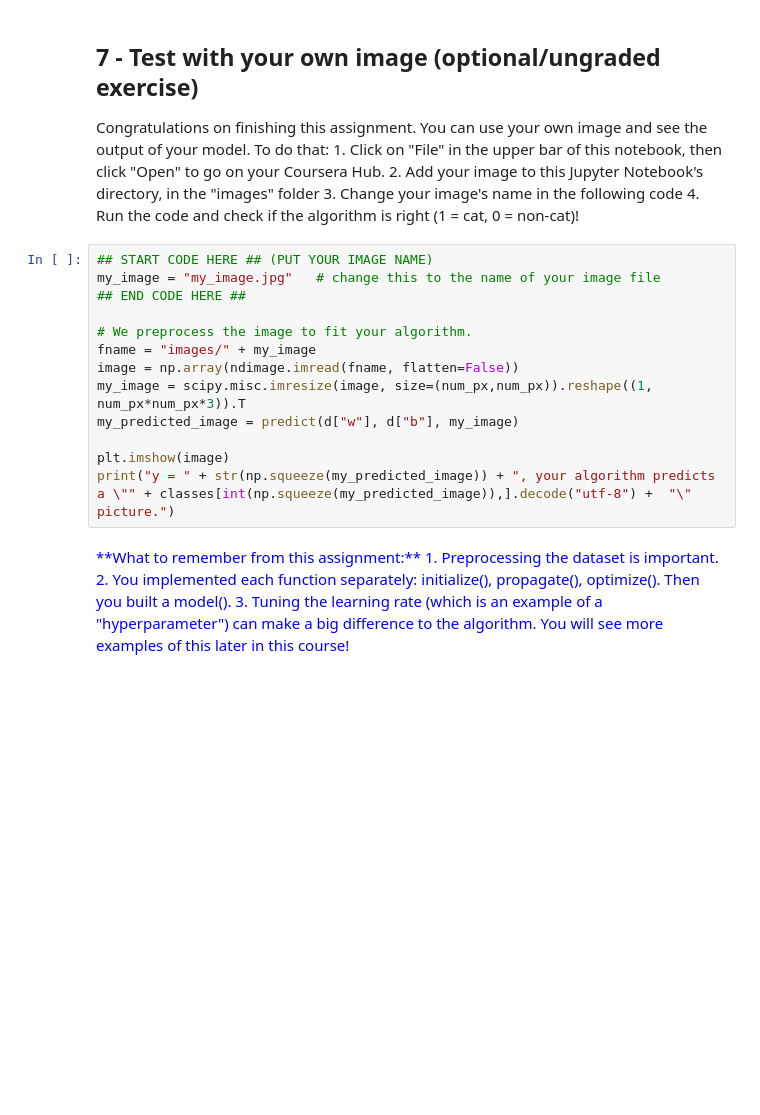
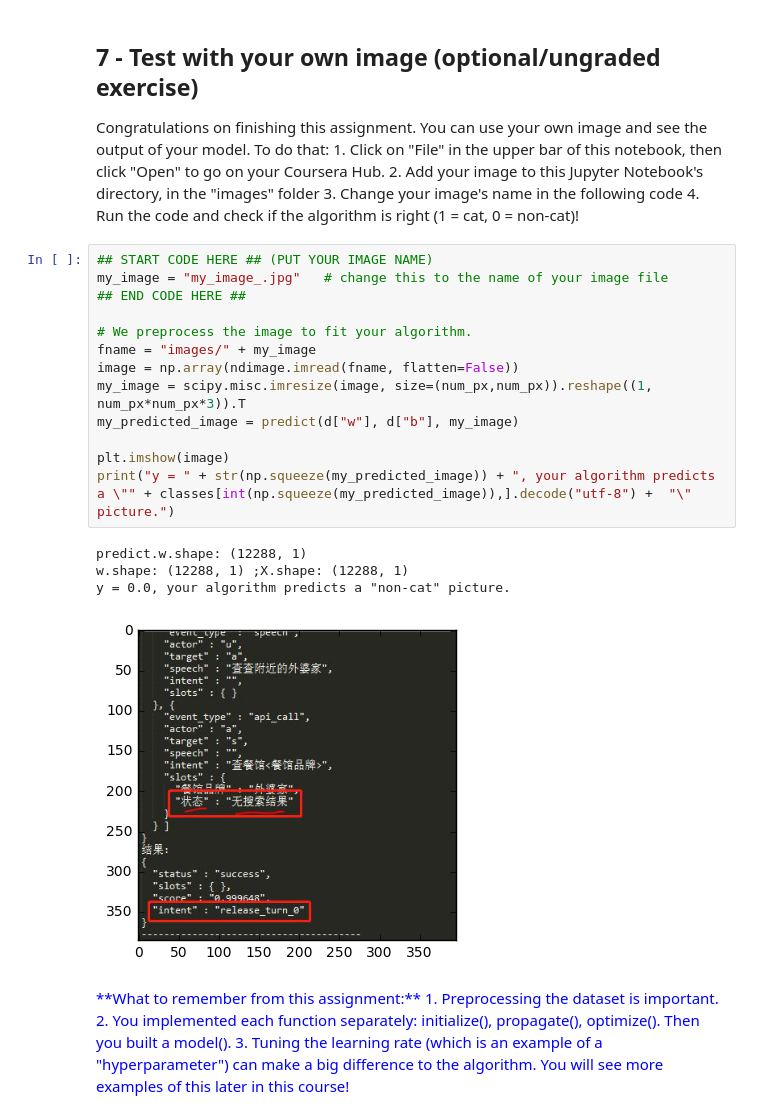
Before and after one commit to brightmart/deep_learning_by_andrew_ng_coursera, a Jupyter notebook: Logistic+Regression+with+a+Neural+Network+mindset+v5.ipynb, the cells around one changed output. Saved outputs shown, nothing was run; the diff lists cells and outputs as text; blank space fills up the shorter version.

```diff
--- a/Logistic+Regression+with+a+Neural+Network+mindset+v5.ipynb
+++ b/Logistic+Regression+with+a+Neural+Network+mindset+v5.ipynb
@@ -820,17 +822,22 @@ Congratulations on finishing this assignment. You can use your own image and see
     4. Run the code and check if the algorithm is right (1 = cat, 0 = non-cat)!
 # %%
 ## START CODE HERE ## (PUT YOUR IMAGE NAME)
-my_image = "my_image.jpg"   # change this to the name of your image file
+my_image = "my_image_.jpg"   # change this to the name of your image file
 ## END CODE HERE ##
 
 # We preprocess the image to fit your algorithm.
 fname = "images/" + my_image
 image = np.array(ndimage.imread(fname, flatten=False))
 my_image = scipy.misc.imresize(image, size=(num_px,num_px)).reshape((1, num_px*num_px*3)).T
 my_predicted_image = predict(d["w"], d["b"], my_image)
 
 plt.imshow(image)
 print("y = " + str(np.squeeze(my_predicted_image)) + ", your algorithm predicts a \"" + classes[int(np.squeeze(my_predicted_image)),].decode("utf-8") +  "\" picture.")
+# %% [output]
+predict.w.shape: (12288, 1)
+w.shape: (12288, 1) ;X.shape: (12288, 1)
+y = 0.0, your algorithm predicts a "non-cat" picture.
+[figure, added]
 # %% [markdown]
 <font color='blue'>
 **What to remember from this assignment:**
```
Also changed, not shown: parts of 14 cells of this notebook.
